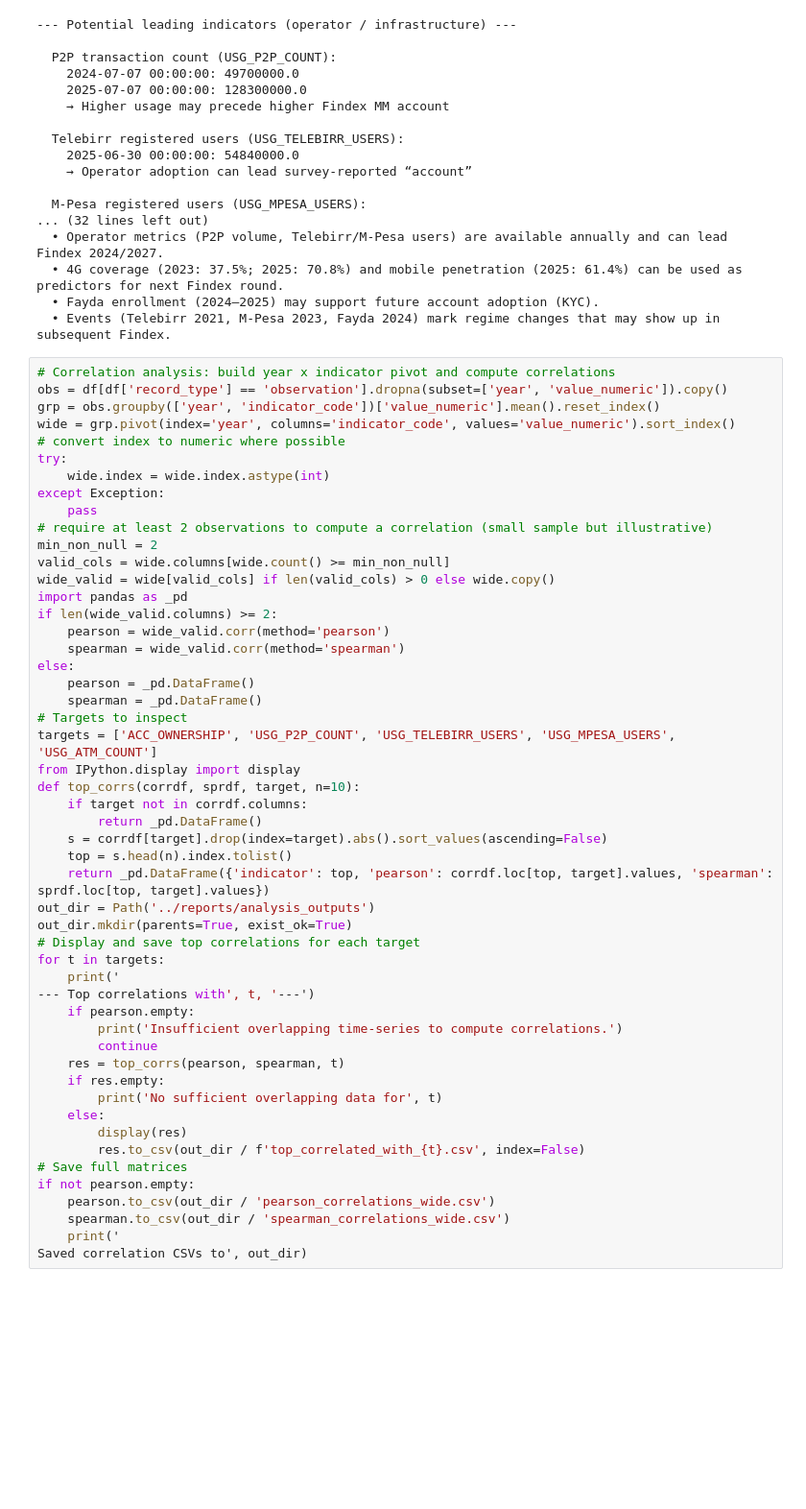
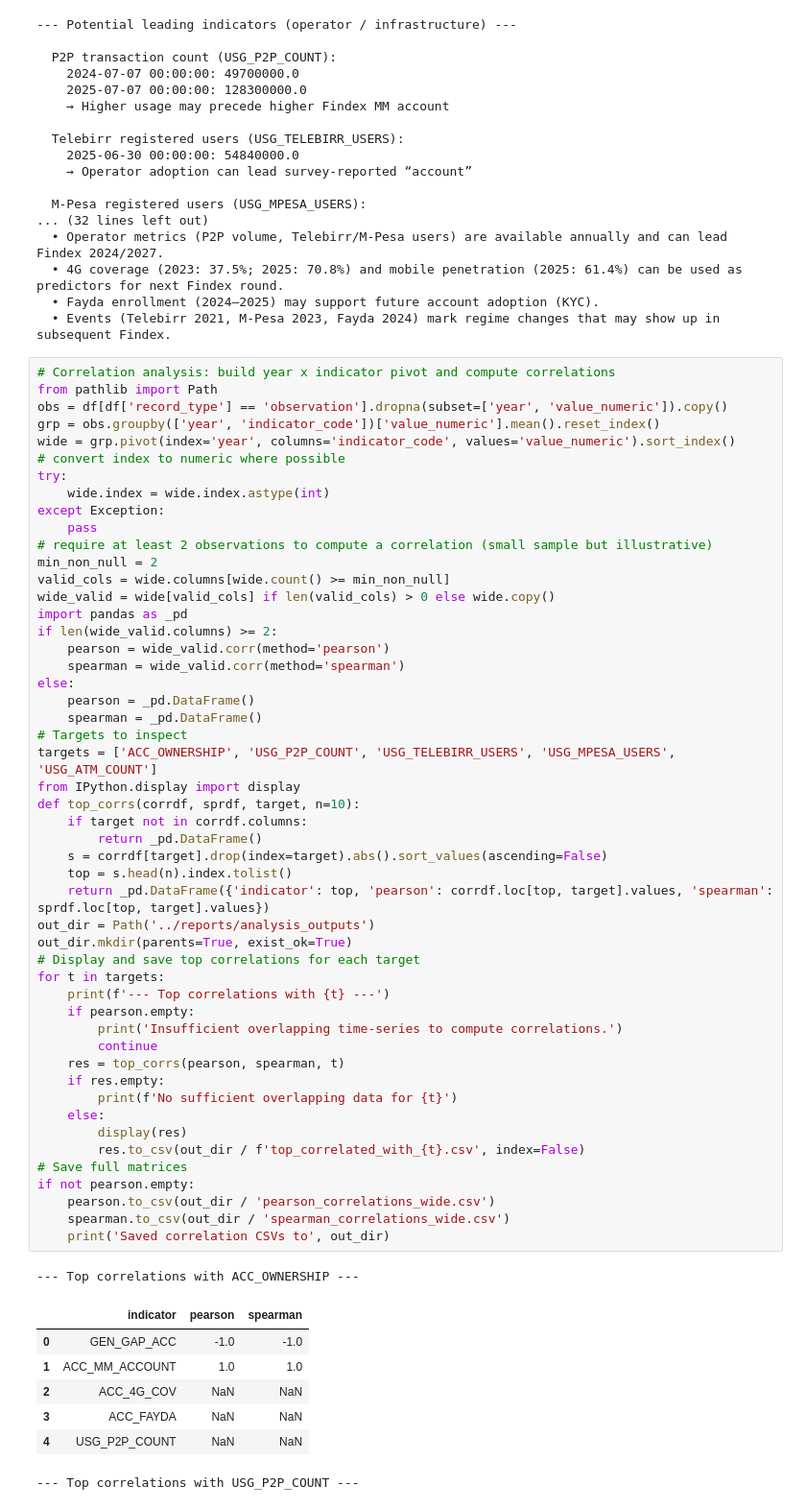
Before and after one commit to Habtu32/ethiopia-fi-forecast, a Jupyter notebook: notebooks/task2_eda.ipynb, the cells around one changed output. Shown at 96% size. Cells and saved outputs as stored; diff of their text form; blank space fills up the shorter version.

```diff
--- a/notebooks/task2_eda.ipynb
+++ b/notebooks/task2_eda.ipynb
@@ -808,6 +808,7 @@ print('  • Events (Telebirr 2021, M-Pesa 2023, Fayda 2024) mark regime changes
   • Events (Telebirr 2021, M-Pesa 2023, Fayda 2024) mark regime changes that may show up in subsequent Findex.
 # %%
 # Correlation analysis: build year x indicator pivot and compute correlations
+from pathlib import Path
 obs = df[df['record_type'] == 'observation'].dropna(subset=['year', 'value_numeric']).copy()
 grp = obs.groupby(['year', 'indicator_code'])['value_numeric'].mean().reset_index()
 wide = grp.pivot(index='year', columns='indicator_code', values='value_numeric').sort_index()
@@ -825,35 +826,42 @@ if len(wide_valid.columns) >= 2:
     pearson = wide_valid.corr(method='pearson')
     spearman = wide_valid.corr(method='spearman')
 else:
     pearson = _pd.DataFrame()
     spearman = _pd.DataFrame()
 # Targets to inspect
 targets = ['ACC_OWNERSHIP', 'USG_P2P_COUNT', 'USG_TELEBIRR_USERS', 'USG_MPESA_USERS', 'USG_ATM_COUNT']
 from IPython.display import display
 def top_corrs(corrdf, sprdf, target, n=10):
     if target not in corrdf.columns:
         return _pd.DataFrame()
     s = corrdf[target].drop(index=target).abs().sort_values(ascending=False)
     top = s.head(n).index.tolist()
     return _pd.DataFrame({'indicator': top, 'pearson': corrdf.loc[top, target].values, 'spearman': sprdf.loc[top, target].values})
 out_dir = Path('../reports/analysis_outputs')
 out_dir.mkdir(parents=True, exist_ok=True)
 # Display and save top correlations for each target
 for t in targets:
-    print('
---- Top correlations with', t, '---')
+    print(f'--- Top correlations with {t} ---')
     if pearson.empty:
         print('Insufficient overlapping time-series to compute correlations.')
         continue
     res = top_corrs(pearson, spearman, t)
     if res.empty:
-        print('No sufficient overlapping data for', t)
+        print(f'No sufficient overlapping data for {t}')
     else:
         display(res)
         res.to_csv(out_dir / f'top_correlated_with_{t}.csv', index=False)
 # Save full matrices
 if not pearson.empty:
     pearson.to_csv(out_dir / 'pearson_correlations_wide.csv')
     spearman.to_csv(out_dir / 'spearman_correlations_wide.csv')
-    print('
-Saved correlation CSVs to', out_dir)
+    print('Saved correlation CSVs to', out_dir)
+# %% [output]
+--- Top correlations with ACC_OWNERSHIP ---
+|  | indicator | pearson | spearman |
+| 0 | GEN_GAP_ACC | -1.0 | -1.0 |
+| 1 | ACC_MM_ACCOUNT | 1.0 | 1.0 |
+| 2 | ACC_4G_COV | NaN | NaN |
+| 3 | ACC_FAYDA | NaN | NaN |
+| 4 | USG_P2P_COUNT | NaN | NaN |
+--- Top correlations with USG_P2P_COUNT ---
```
Also changed, not shown: parts of 2 cells of this notebook, 3 other files.
